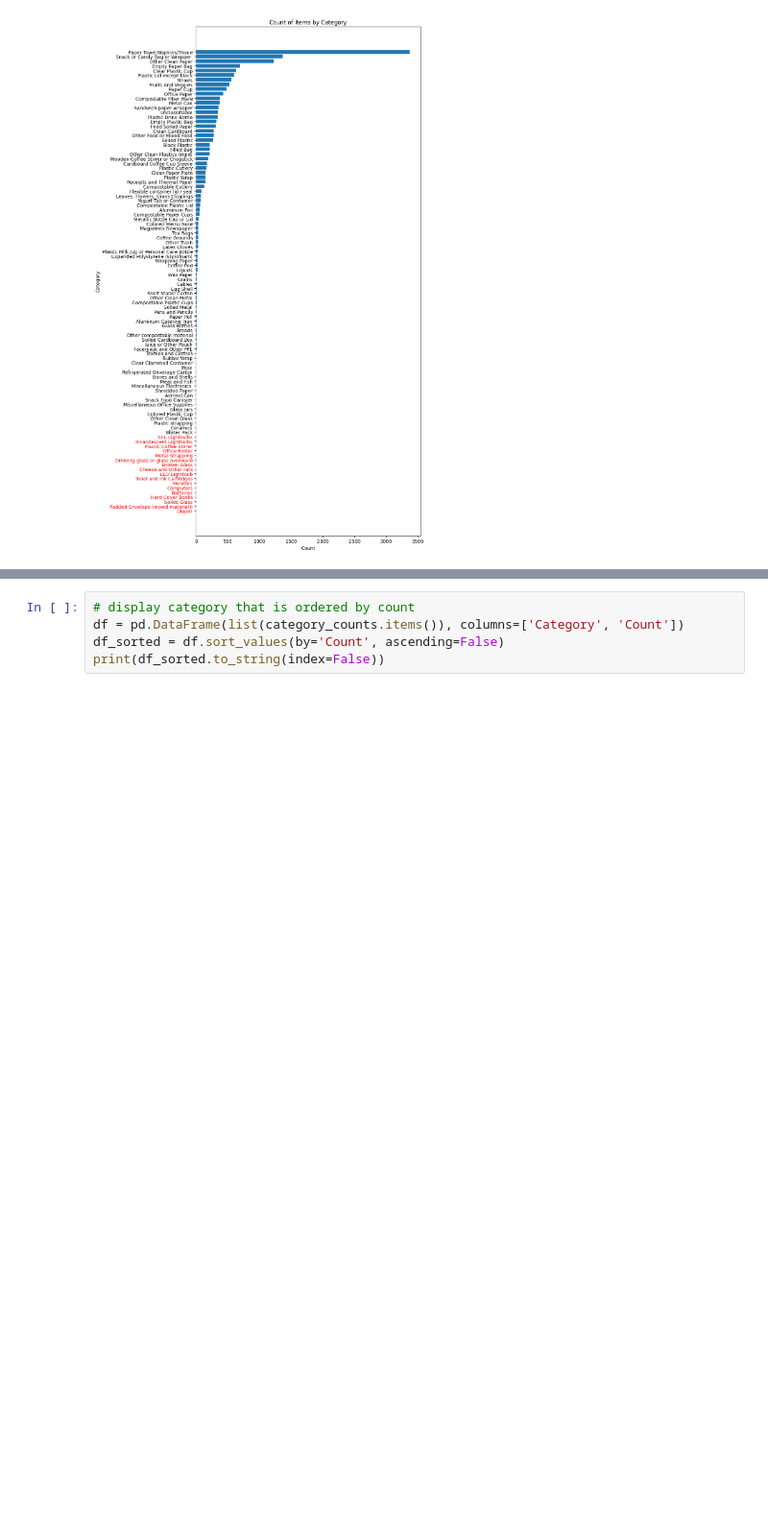
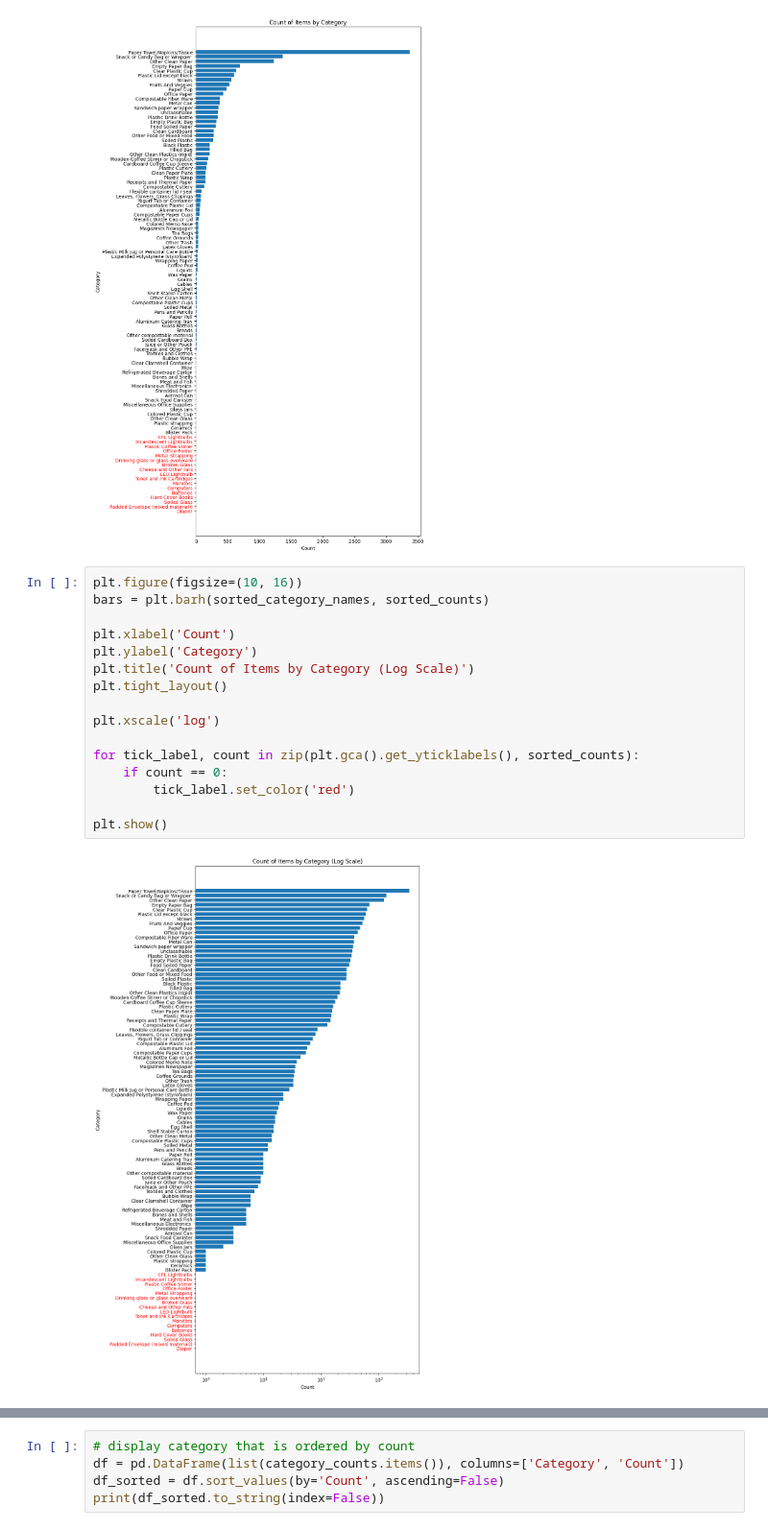
Before and after one commit to BU-Spark/ml-spare-it-contamination, a Jupyter notebook: documents/Spare_it_EDA.ipynb, the cells around one changed output, grey strips where cells are left out. Shown: that part at 96% size. Drawn from its saved outputs; the diff is of its cells as text; blank space fills up the shorter version.

```diff
--- a/documents/Spare_it_EDA.ipynb
+++ b/documents/Spare_it_EDA.ipynb
@@ -186,4 +191,22 @@ for tick_label, count in zip(plt.gca().get_yticklabels(), sorted_counts):
 plt.show()
 # %% [output]
 [figure]
+# %%
+plt.figure(figsize=(10, 16))
+bars = plt.barh(sorted_category_names, sorted_counts)
+
+plt.xlabel('Count')
+plt.ylabel('Category')
+plt.title('Count of Items by Category (Log Scale)')
+plt.tight_layout()
+
+plt.xscale('log')
+
+for tick_label, count in zip(plt.gca().get_yticklabels(), sorted_counts):
+    if count == 0:
+        tick_label.set_color('red')
+
+plt.show()
+# %% [output]
+[figure, added]
 # %% [markdown]
```
Also changed, not shown: parts of 5 cells of this notebook.
